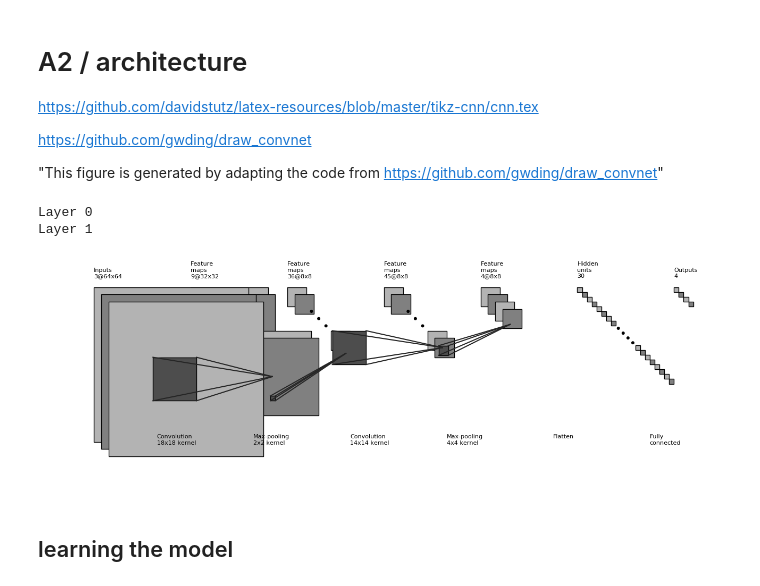
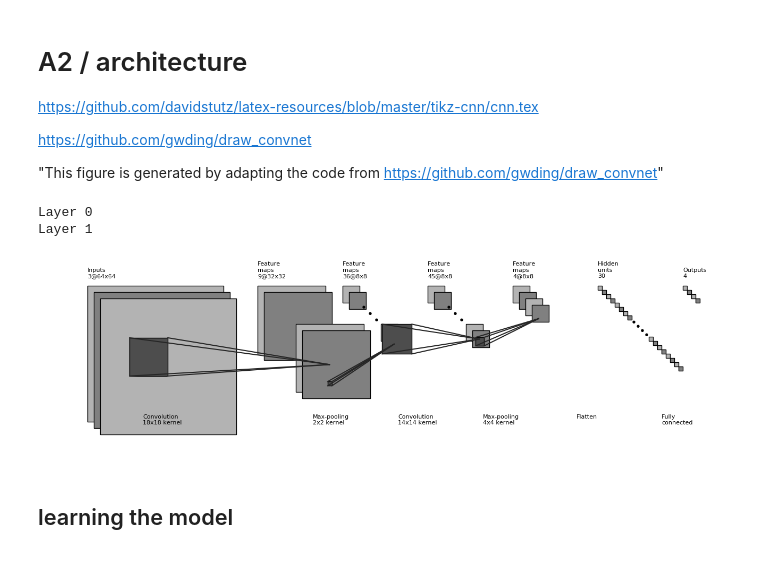
Before and after one commit to laurentperrinet/Perrinet18gdr, a Jupyter notebook: figures/Perrinet18gdr.ipynb, the cells around one changed output. Saved outputs shown, nothing was run; the diff lists cells and outputs as text; code cells hidden in the pictures.

Commit message:
new figures

```diff
--- a/figures/Perrinet18gdr.ipynb
+++ b/figures/Perrinet18gdr.ipynb
@@ -177,7 +177,7 @@ flag_omit = True
 patches = []
 colors = []
 
-fig, ax = plt.subplots(figsize=(16, 5))
+fig, ax = plt.subplots(figsize=(16, 4))
 
 ############################
 # conv layers
@@ -189,7 +189,8 @@ num_list = [3, 9, 36, 45, 4]
 
 #x_diff_list = [0, layer_width, layer_width, layer_width, layer_width]
 x_diff_list = [0]
-for _ in num_list[1:]:
+x_diff_list.append(80)
+for _ in num_list[2:]:
     x_diff_list.append(layer_width)
 
 
@@ -217,7 +218,9 @@ for ind in range(len(size_list)-1,-1,-1):
 
 ############################
 # in between layers
-start_ratio_list = [[0.4, 0.5], [0.4, 0.8], [0.4, 0.5], [0.4, 0.8]]
+start_ratio_list = [[0.3, 0.5], [0.4, 0.8], [0.4, 0.5], [0.4, 0.8]]
+start_ratio_list = [[0.3, 0.4], [0.4, 0.8], [0.4, 0.5], [0.4, 0.8]]
+
 end_ratio_list = [[0.4, 0.5], [0.4, 0.8], [0.4, 0.5], [0.4, 0.8]]
 patch_size_list = [(18, 18), (2, 2), (14, 14), (4, 4)]
 ind_bgn_list = range(len(patch_size_list))
@@ -259,36 +262,36 @@ for ind in range(len(size_list)):
                   loc_diff=loc_diff_list[ind])
     label(top_left_list[ind], text_list[ind] + '\n{}'.format(
         num_list[ind]))
 
 text_list = ['Flatten\n', 'Fully\nconnected', 'Fully\nconnected']
 
 for ind in range(len(size_list)):
     label(top_left_list[ind], text_list[ind], xy_off=[-10, -65])
 
 ############################
 for patch, color in zip(patches, colors):
     patch.set_color(color * np.ones(3))
     if isinstance(patch, Line2D):
         ax.add_line(patch)
     else:
         patch.set_edgecolor(Black * np.ones(3))
         ax.add_patch(patch)
 
 #plt.tight_layout()
 plt.axis('equal')
 plt.axis('off')
 plt.show()
 #fig.set_size_inches(15, 8)
 
 if True:
     fig_dir = './'
-    fig_ext = '.png'
-    fig.savefig(os.path.join(fig_dir, 'convnet_fig' + fig_ext),
+    fig_ext = '.pdf'
+    fig.savefig(os.path.join(fig_dir, 'CNN' + fig_ext),
             bbox_inches='tight', pad_inches=0)
 # %% [output]
 Layer 0
 Layer 1
-[figure, old version]
+[figure, new version]
 # %% [markdown]
 ## learning the model
 # %%
```
Also changed, not shown: 1 other file.
